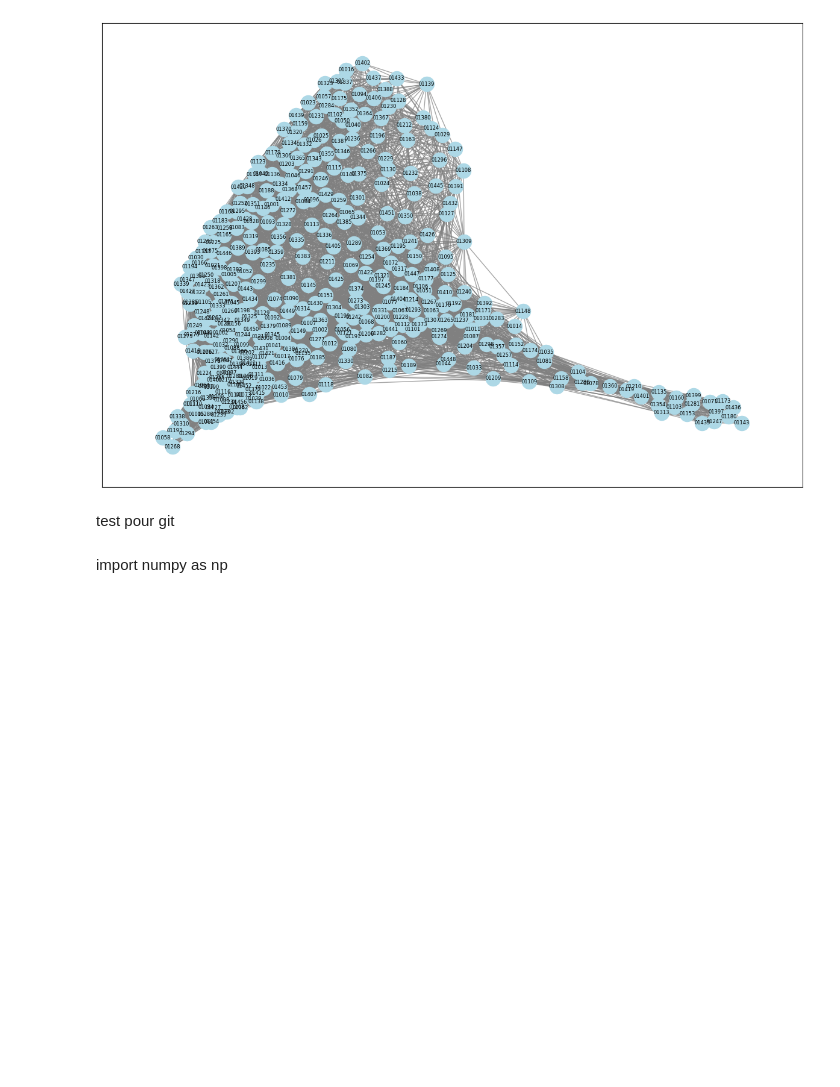
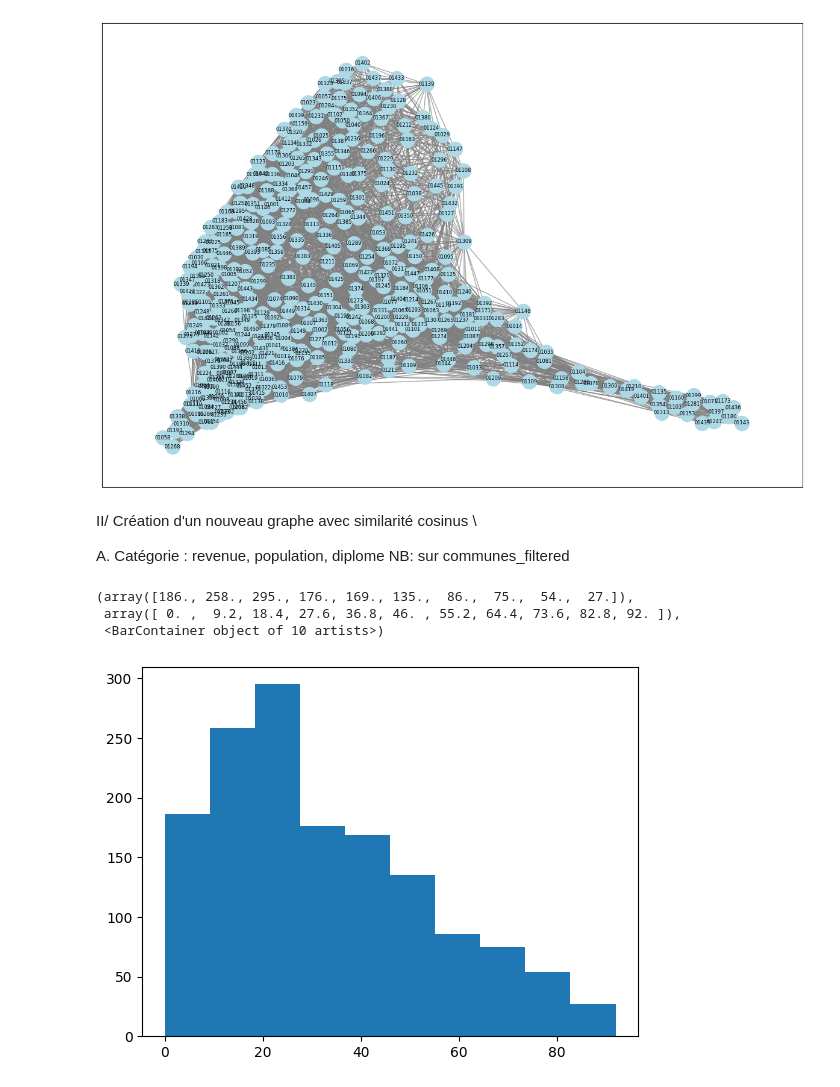
Before and after one commit to maxrieding/Complex_networks, a Jupyter notebook: communes.ipynb, the cells around one changed output. Cells and saved outputs as stored; diff of their text form; code cells hidden in the pictures; blank space fills up the shorter version.

```diff
--- a/communes.ipynb
+++ b/communes.ipynb
@@ -14,0 +96,4 @@ communes = pd.read_csv("./communes-france-2022.csv")
+# %%
+for i, txt in enumerate(communes["nom_standard"]):
+    if chomage[i] > 1:
+        print(communes["nom_standard"][i], chomage[i],population[i])
@@ -181,2 +328,0 @@ POPULATION 2022
-# %%
-popul =communes["population"].values
@@ -268,4 +414,43 @@ import numpy as np
-# %% [markdown]
-test pour git
-# %% [markdown]
-import numpy as np
+# %% [markdown]
+II/ Création d'un nouveau graphe avec similarité cosinus \\
+
+A. Catégorie : revenue, population, diplome
+NB: sur communes_filtered
+# %%
+#Defition similarite cosinus
+def cos_similarity(vec1, vec2):
+    dot_product = np.dot(vec1, vec2)
+    norm_vec1 = np.linalg.norm(vec1)
+    norm_vec2 = np.linalg.norm(vec2)
+    if norm_vec1 == 0 or norm_vec2 == 0:
+        return 0.0
+    return dot_product / (norm_vec1 * norm_vec2)
+# %%
+G = nx.Graph()
+nodes = list(communes_filtered["insee"])
+for i, node in enumerate(nodes):
+    G.add_node(node, latitude=latitudes_filtered[i], longitude=longitudes_filtered[i], population=population_filtered[i],vote_gauche=vote_gauche_filtered[i])
+
+pop_moy=np.mean(population_filtered)
+rev_moy_moy = np.mean(revenu_moyen_filtered)
+dip_moy= np.mean(diplome_filtered)
+for i in range(len(nodes)):
+    for j in range(i+1,len(nodes)):
+        vec1 = [population_filtered[i]/pop_moy,revenu_moyen_filtered[i]/rev_moy_moy,diplome_filtered[i]/dip_moy]
+        vec2 = [population_filtered[j]/pop_moy,revenu_moyen_filtered[j]/rev_moy_moy,diplome_filtered[j]/dip_moy]
+        if cos_similarity(vec1,vec2)>0.999:
+            G.add_edge(nodes[i],nodes[j])
+# %%
+# histogram of degree values
+degree=G.degree
+lst= list(degree)
+degree_arr= np.zeros(len(lst))
+
+for i in range(len(lst)):
+    degree_arr[i] = lst[i][1]
+plt.hist(degree_arr)
+# %% [output]
+(array([186., 258., 295., 176., 169., 135.,  86.,  75.,  54.,  27.]),
+ array([ 0. ,  9.2, 18.4, 27.6, 36.8, 46. , 55.2, 64.4, 73.6, 82.8, 92. ]),
+ <BarContainer object of 10 artists>)
+[figure, added]
```
Also changed, not shown: parts of 23 cells of this notebook.
